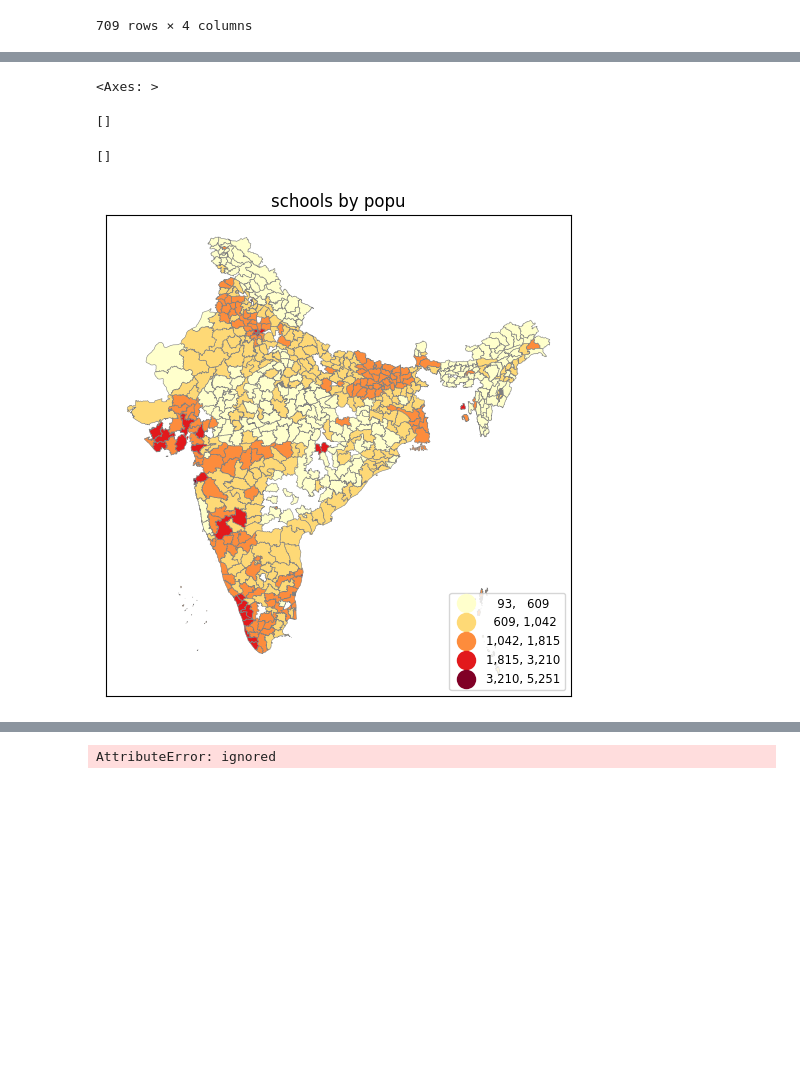
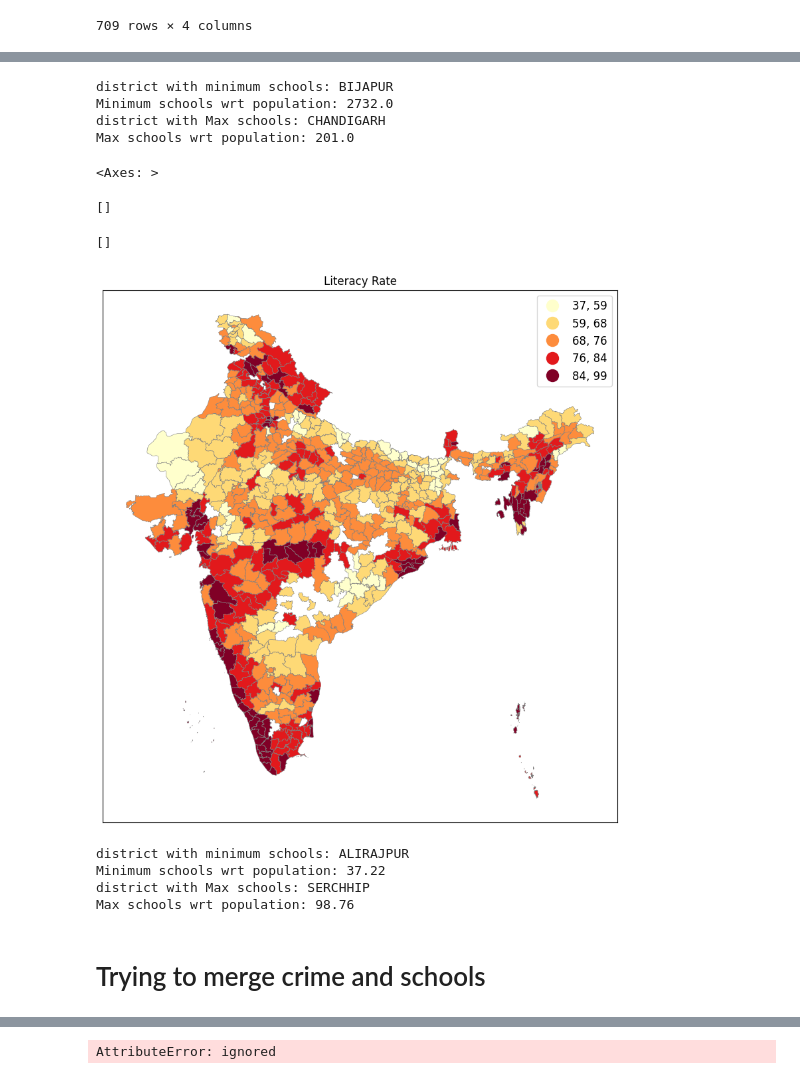
Before and after one commit to Dhairya890/GIS-SEM1, a Jupyter notebook: GIS_INDIA.ipynb, the cells around one changed output, grey strips where cells are left out. Saved outputs shown, nothing was run; the diff lists cells and outputs as text; code cells hidden in the pictures; blank space fills up the shorter version.

```diff
--- a/GIS_INDIA.ipynb
+++ b/GIS_INDIA.ipynb
@@ -185,4 +269,4 @@ df_pop_edu[['distname','no_of_schools','totalpopul','_merge']]
 # %%
-df_pop_edu["schools_by_popul"] = df_pop_edu["totalpopul"]/df_pop_edu["no_of_schools"]
+df_pop_edu["popul_by_schools"] = df_pop_edu["totalpopul"]/df_pop_edu["no_of_schools"]
 # %%
 
@@ -205,18 +287,55 @@ ax.set_yticks([]) #kills xticks
+# %%
+min_schools = df_pop_edu['popul_by_schools'].idxmin()
+max_schools = df_pop_edu['popul_by_schools'].idxmax()
+
+
+district_with_min_schools = df_pop_edu.loc[min_schools, 'distname']
+min_school_value = df_pop_edu.loc[min_schools, 'no_of_schools']
+district_with_max_schools = df_pop_edu.loc[max_schools, 'distname']
+max_school_value = df_pop_edu.loc[max_schools, 'no_of_schools']
+
+print("district with minimum schools:", district_with_min_schools)
+print("Minimum schools wrt population:", min_school_value)
+print("district with Max schools:", district_with_max_schools)
+print("Max schools wrt population:", max_school_value)
+# %% [output]
+district with minimum schools: BIJAPUR
+Minimum schools wrt population: 2732.0
+district with Max schools: CHANDIGARH
+Max schools wrt population: 201.0
 # %%
+fig, ax = plt.subplots(1, figsize=(10,12))
 
-fig, ax = plt.subplots(1, figsize=(6,10))
+df_pop_edu.plot(ax=ax,column='overall_literacy',legend=True,cmap='YlOrRd',scheme='natural_breaks',k=5,
+         edgecolor='grey',linewidth=.4,legend_kwds= {"fmt": "{:,.0f}",
+        'loc':'upper right','title_fontsize':'large','fontsize':'large','markerscale':1.4})
 
-df_pop_edu.plot(ax=ax,column='schools_by_popul',legend=True,cmap='YlOrRd',scheme='natural_breaks',k=5,
-         edgecolor='grey',linewidth=.4,legend_kwds= {"fmt": "{:,.0f}",
-        'loc':'lower right','title_fontsize':'medium','fontsize':'small','markerscale':1.4}) #
-#leg1 = ax.get_legend()
-#leg1.set_title('''Population Density
-#2010 (pers/sq mi)''')
-ax.title.set_text("schools by popu")
-ax.set_xticks([]) #kills xticks
-ax.set_yticks([]) #kills xticks
+ax.title.set_text("Literacy Rate")
+ax.set_xticks([])
+ax.set_yticks([])
 # %% [output]
 <Axes: >
 []
 []
-[figure, old version]
+[figure, new version]
+# %%
+min_schools = df_pop_edu['overall_literacy'].idxmin()
+max_schools = df_pop_edu['overall_literacy'].idxmax()
+
+
+district_with_min_literacy = df_pop_edu.loc[min_schools, 'distname']
+min_literacy_value = df_pop_edu.loc[min_schools, 'overall_literacy']
+district_with_max_literacy = df_pop_edu.loc[max_schools, 'distname']
+max_literacy_value = df_pop_edu.loc[max_schools, 'overall_literacy']
+
+print("district with minimum schools:", district_with_min_literacy)
+print("Minimum schools wrt population:", min_literacy_value)
+print("district with Max schools:", district_with_max_literacy)
+print("Max schools wrt population:", max_literacy_value)
+# %% [output]
+district with minimum schools: ALIRAJPUR
+Minimum schools wrt population: 37.22
+district with Max schools: SERCHHIP
+Max schools wrt population: 98.76
+# %% [markdown]
+# Trying to merge crime and schools
```
Also changed, not shown: parts of 26 cells of this notebook.
